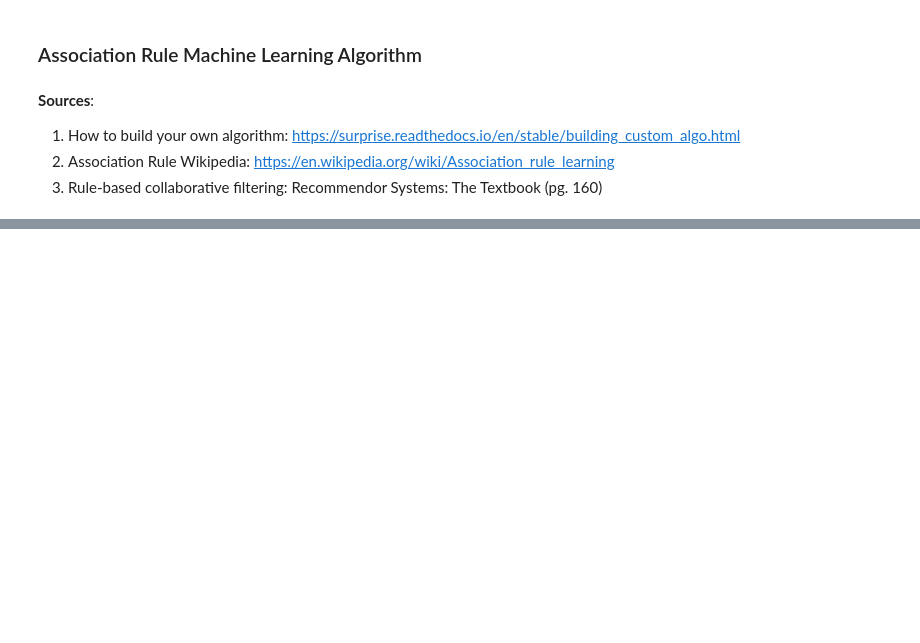
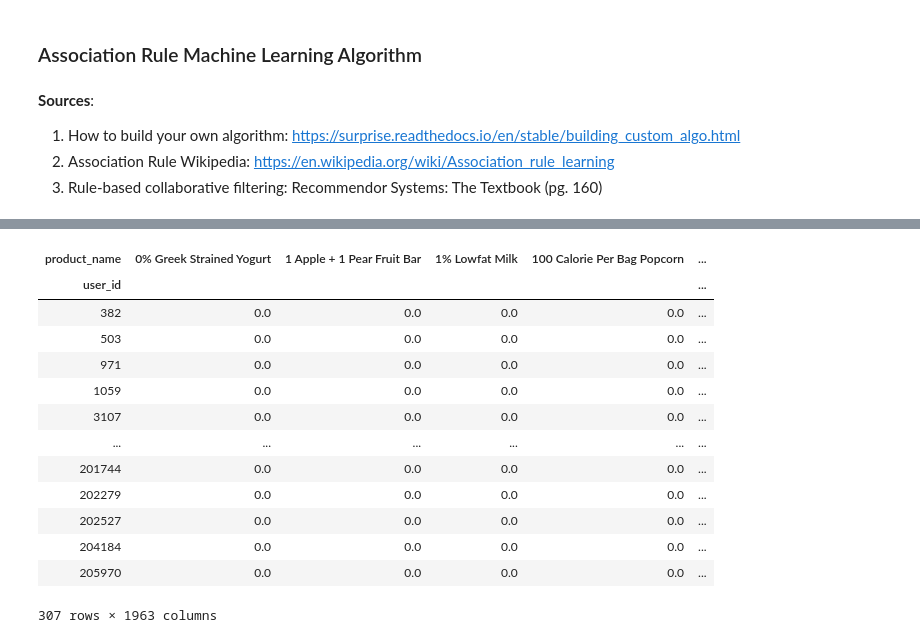
Before and after one commit to mberrien-fitzsimons/recipe_recommendation_system, a Jupyter notebook: notebooks/03_analysis/20190904-mlb-instacart-cart-recommendations.ipynb, the cells around one changed output, grey strips where cells are left out. Saved outputs shown, nothing was run; the diff lists cells and outputs as text; code cells hidden in the pictures; blank space fills up the shorter version.

```diff
--- a/notebooks/03_analysis/20190904-mlb-instacart-cart-recommendations.ipynb
+++ b/notebooks/03_analysis/20190904-mlb-instacart-cart-recommendations.ipynb
@@ -284,2 +275,2 @@ usr_sparse = basket_purcahse_count_samp.pivot(index='user_id', columns='product_
 # %%
-usr_matrix = usr_sparse.replace(np.nan, 0)
+# usr_matrix = usr_sparse.replace(np.nan, 0)
@@ -346,0 +352,17 @@ Name: Organic Romaine, dtype: float64
+# %%
+usr_matrix
+# %% [output]
+| product_name | 0% Greek Strained Yogurt | 1 Apple + 1 Pear Fruit Bar | 1% Lowfat Milk | 100 Calorie Per Bag Popcorn | ... |
+| user_id |  |  |  |  | ... |
+| 382 | 0.0 | 0.0 | 0.0 | 0.0 | ... |
+| 503 | 0.0 | 0.0 | 0.0 | 0.0 | ... |
+| 971 | 0.0 | 0.0 | 0.0 | 0.0 | ... |
+| 1059 | 0.0 | 0.0 | 0.0 | 0.0 | ... |
+| 3107 | 0.0 | 0.0 | 0.0 | 0.0 | ... |
+| ... | ... | ... | ... | ... | ... |
+| 201744 | 0.0 | 0.0 | 0.0 | 0.0 | ... |
+| 202279 | 0.0 | 0.0 | 0.0 | 0.0 | ... |
+| 202527 | 0.0 | 0.0 | 0.0 | 0.0 | ... |
+| 204184 | 0.0 | 0.0 | 0.0 | 0.0 | ... |
+| 205970 | 0.0 | 0.0 | 0.0 | 0.0 | ... |
+307 rows × 1963 columns
```
Also changed, not shown: parts of 23 cells of this notebook, 1 other file.
